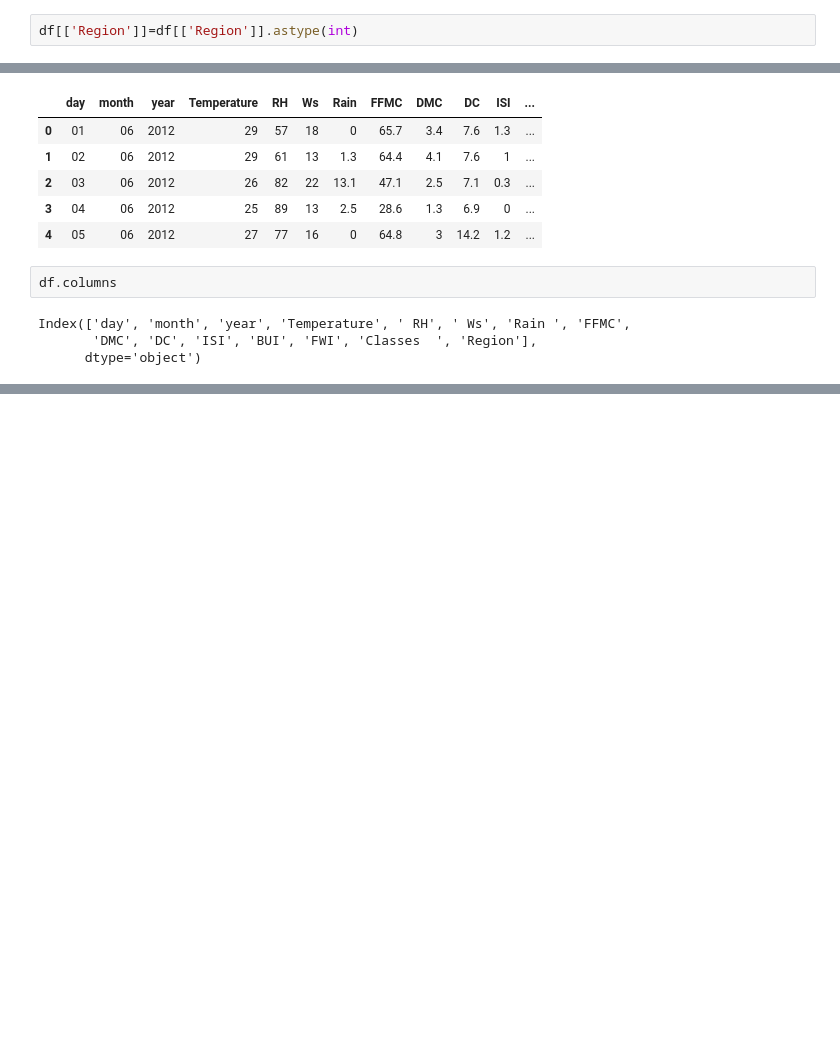
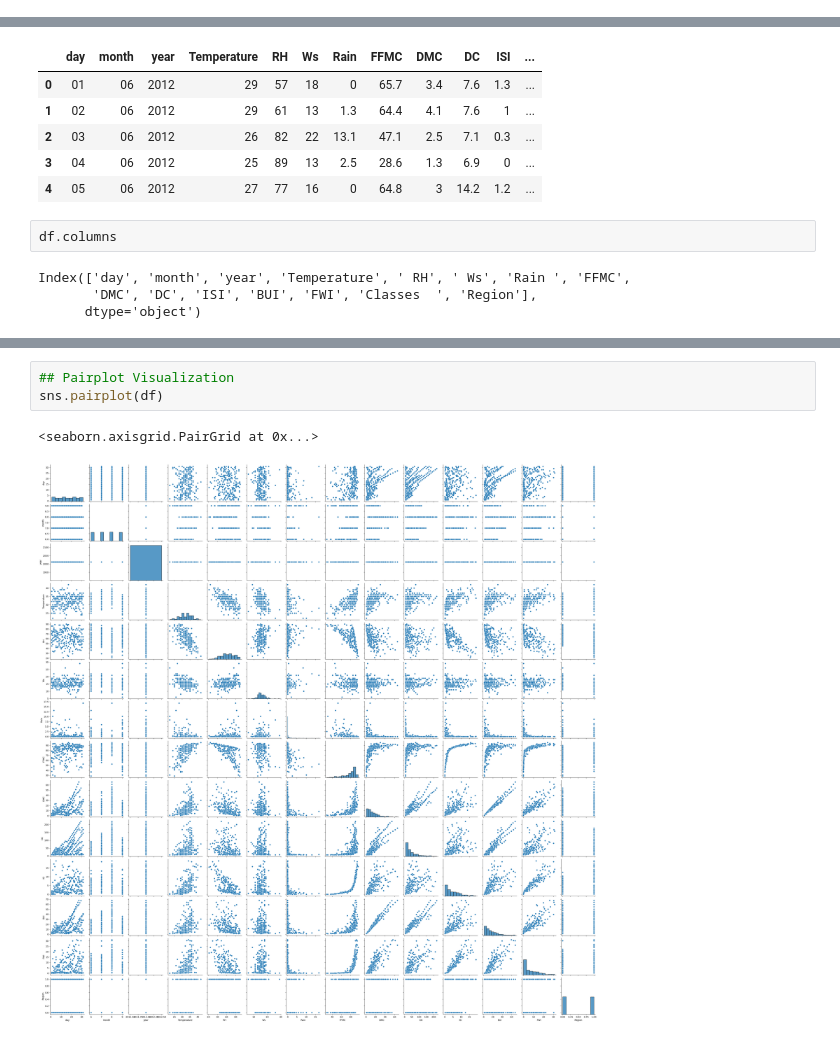
Before and after one commit to santhipsengottuvel/Ridge_Lasso_and_ElasticNet_Regression_Project, a Jupyter notebook: EDA.ipynb, the cells around one changed output, grey strips where cells are left out. Cells and saved outputs as stored; diff of their text form; blank space fills up the shorter version.

```diff
--- a/EDA.ipynb
+++ b/EDA.ipynb
@@ -105,8 +117,6 @@ df.head()
 | 2 | 03 | 06 | 2012 | 26 | 82 | 22 | 13.1 | 47.1 | 2.5 | 7.1 | 0.3 | ... |
 | 3 | 04 | 06 | 2012 | 25 | 89 | 13 | 2.5 | 28.6 | 1.3 | 6.9 | 0 | ... |
 | 4 | 05 | 06 | 2012 | 27 | 77 | 16 | 0 | 64.8 | 3 | 14.2 | 1.2 | ... |
-# %%
-df[['Region']]=df[['Region']].astype(int)
 # %%
 df.head()
 # %% [output]
@@ -170,0 +347,6 @@ Index(['day', 'month', 'year', 'Temperature', 'RH', 'Ws', 'Rain', 'FFMC',
+# %%
+## Pairplot Visualization
+sns.pairplot(df)
+# %% [output]
+<seaborn.axisgrid.PairGrid at 0x...>
+[figure, added]
```
Also changed, not shown: parts of 37 cells of this notebook, 1 other file.
